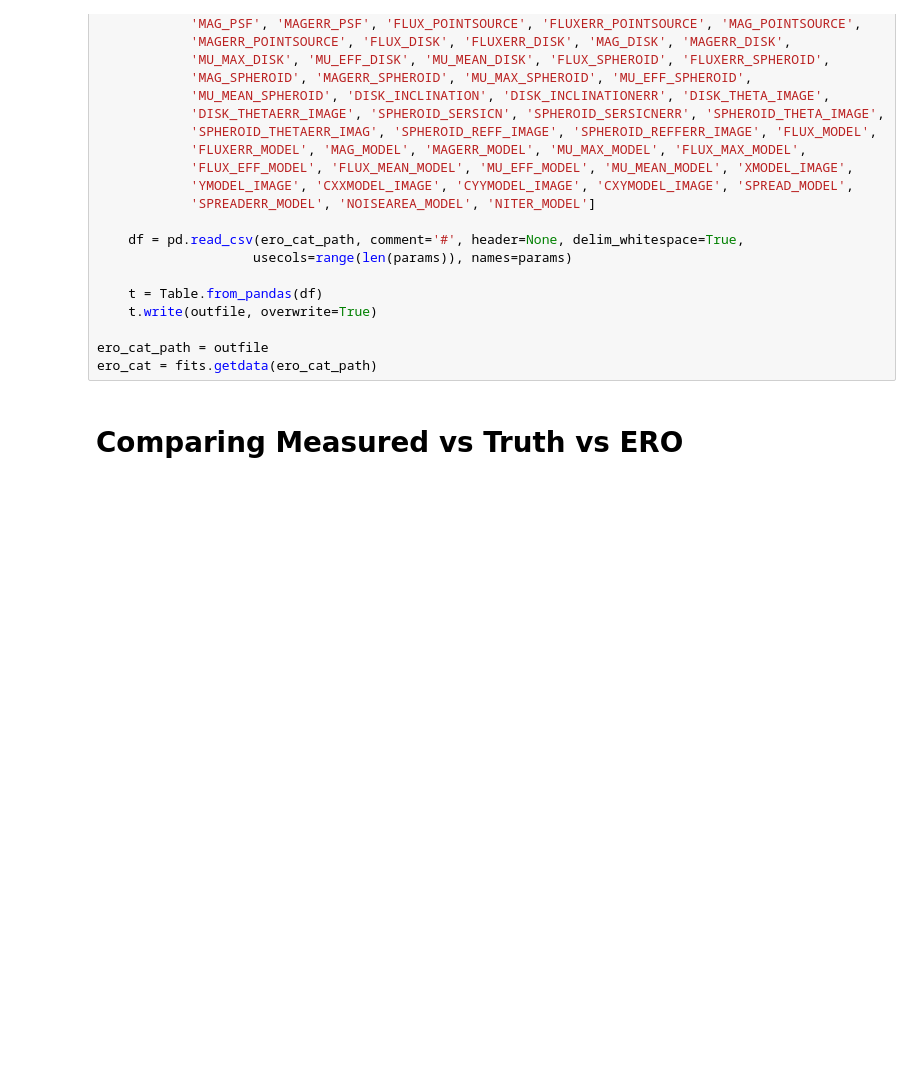
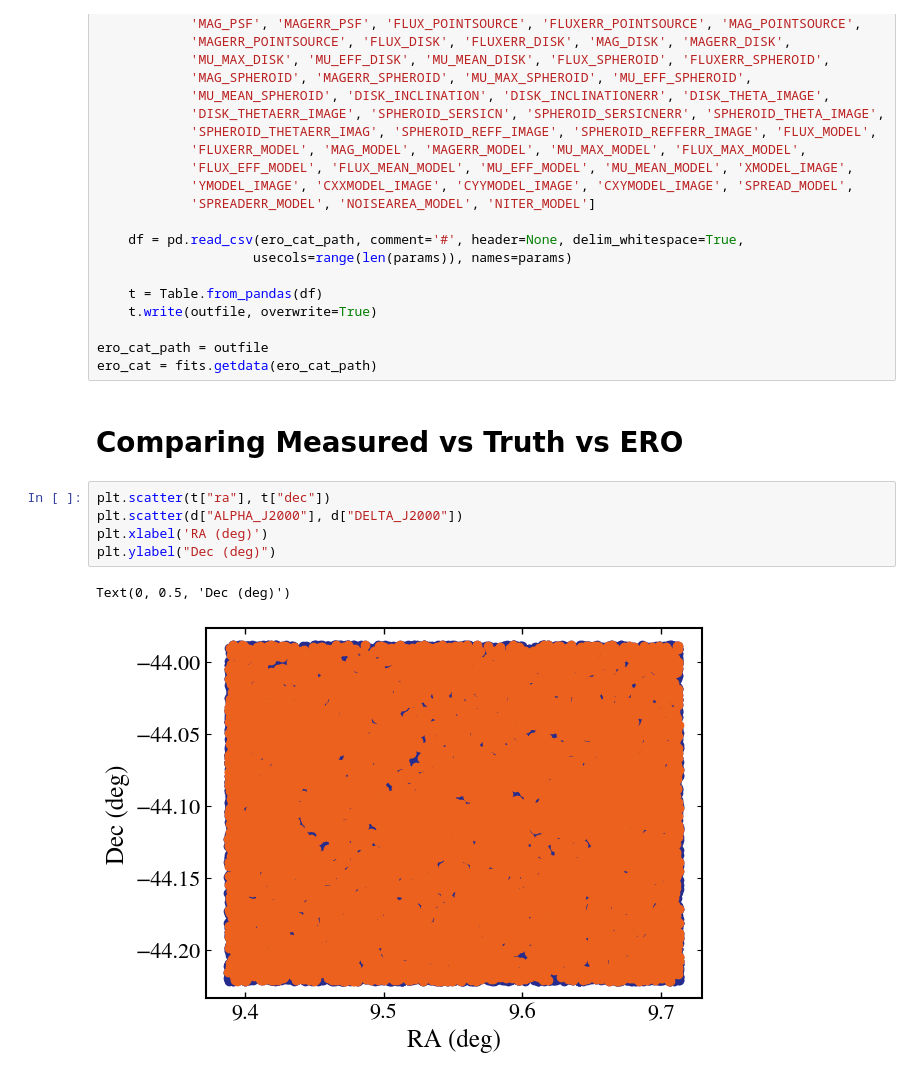
Before and after one commit to GalSim-developers/GalSim-Euclid-Like, a Jupyter notebook: validation/CatalogValidation.ipynb, the cells around one changed output. Cells and saved outputs as stored; diff of their text form; blank space fills up the shorter version.

```diff
--- a/validation/CatalogValidation.ipynb
+++ b/validation/CatalogValidation.ipynb
@@ -75,3 +77,11 @@ ero_cat_path = outfile
 ero_cat = fits.getdata(ero_cat_path)
 # %% [markdown]
 # Comparing Measured vs Truth vs ERO
+# %%
+plt.scatter(t["ra"], t["dec"])
+plt.scatter(d["ALPHA_J2000"], d["DELTA_J2000"])
+plt.xlabel('RA (deg)')
+plt.ylabel("Dec (deg)")
+# %% [output]
+Text(0, 0.5, 'Dec (deg)')
+[figure, added]
```
Also changed, not shown: parts of 11 cells of this notebook.
